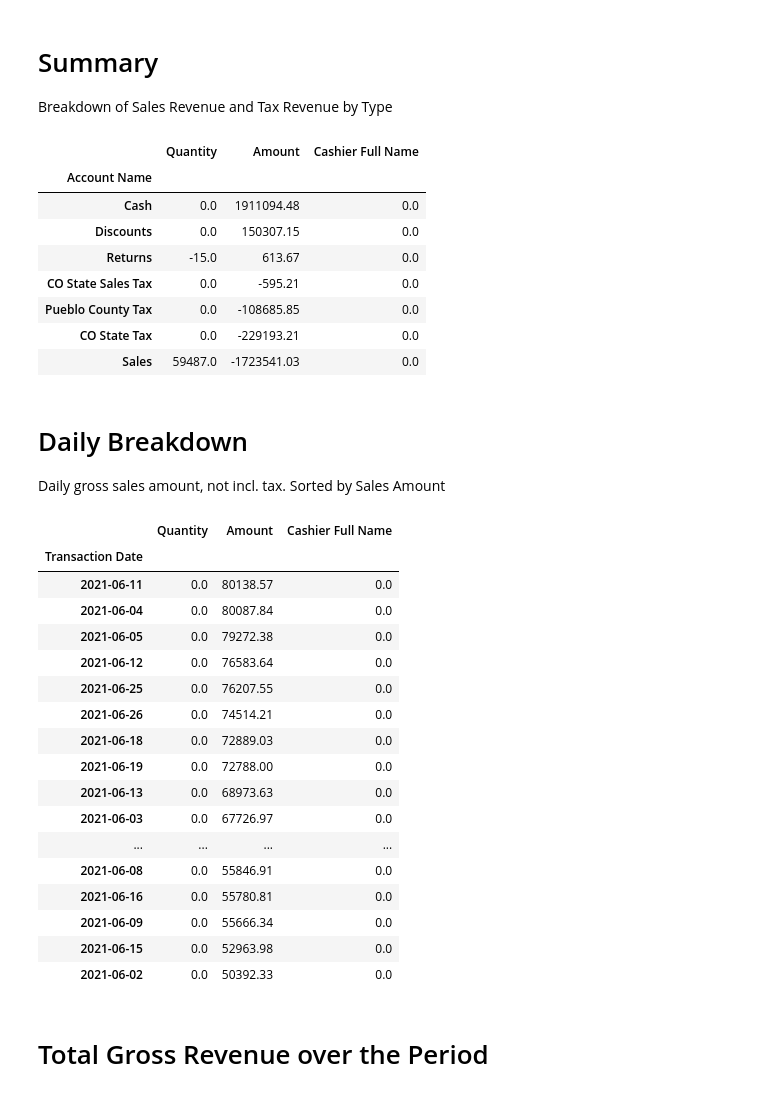
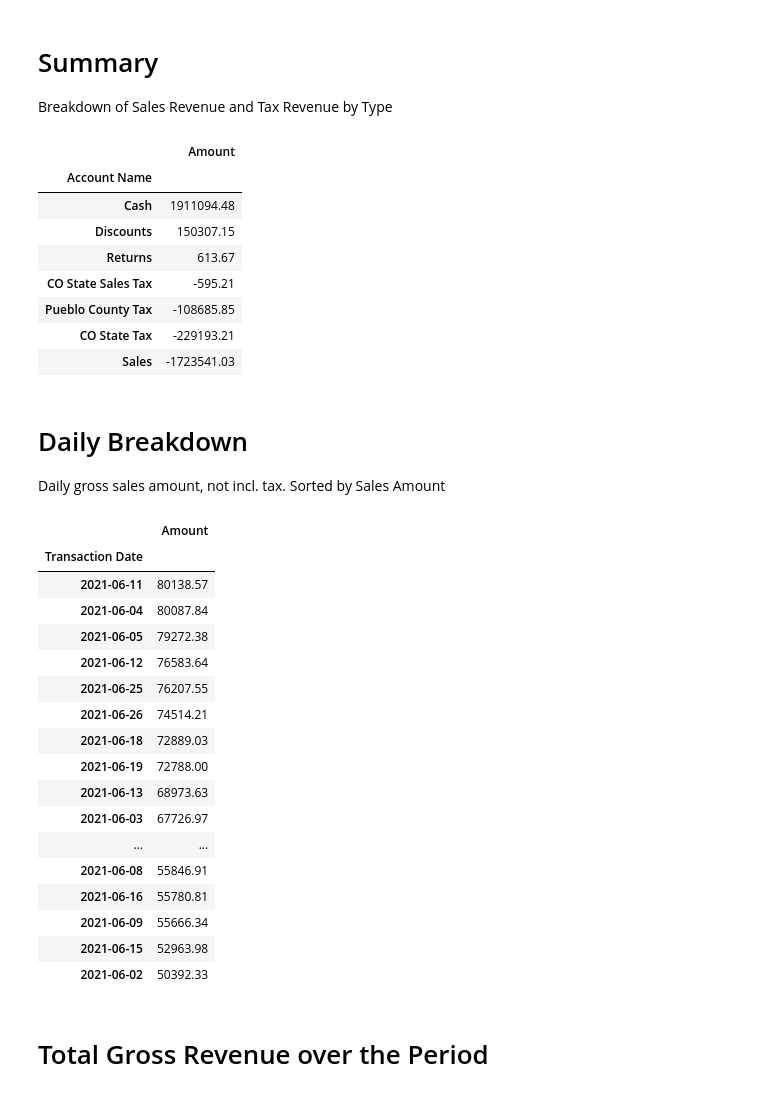
Before and after one commit to thomashedgepath/sales-data-workbook, a Jupyter notebook: workbook.ipynb, the cells around one changed output. Saved outputs shown, nothing was run; the diff lists cells and outputs as text; code cells hidden in the pictures.

```diff
--- a/workbook.ipynb
+++ b/workbook.ipynb
@@ -95,17 +98,17 @@ df.groupby(["Product Name"]).sum().sort_values("Quantity", ascending=False)
 # Summary
 Breakdown of Sales Revenue and Tax Revenue by Type
 # %%
-df.groupby(["Account Name"]).sum().sort_values("Amount", ascending=False)
+df.groupby(["Account Name"])[["Amount"]].sum().sort_values("Amount", ascending=False)
 # %% [output]
-|  | Quantity | Amount | Cashier Full Name |
-| Account Name |  |  |  |
-| Cash | 0.0 | 1911094.48 | 0.0 |
-| Discounts | 0.0 | 150307.15 | 0.0 |
-| Returns | -15.0 | 613.67 | 0.0 |
-| CO State Sales Tax | 0.0 | -595.21 | 0.0 |
-| Pueblo County Tax | 0.0 | -108685.85 | 0.0 |
-| CO State Tax | 0.0 | -229193.21 | 0.0 |
-| Sales | 59487.0 | -1723541.03 | 0.0 |
+|  | Amount |
+| Account Name |  |
+| Cash | 1911094.48 |
+| Discounts | 150307.15 |
+| Returns | 613.67 |
+| CO State Sales Tax | -595.21 |
+| Pueblo County Tax | -108685.85 |
+| CO State Tax | -229193.21 |
+| Sales | -1723541.03 |
 # %% [markdown]
 # Daily Breakdown
 
@@ -113,35 +116,35 @@ Daily gross sales amount, not incl. tax. Sorted by Sales Amount
 # %%
 df.index = df['Transaction Date']
 
 #create df containing only Cash account transactions
 revenue_df = df[df['Account Name'] == 'Cash']
 
 
 #df[(df['Account Name'] == 'CO State Sales Tax') & (df['Account Name'] == 'Pueblo County Tax') &  (df['Account Name'] == 'CO State Tax')]
 
 
 #Sum by day and sort descending
 sales_by_day = revenue_df.groupby(pd.Grouper(freq='D')).sum().sort_values("Transaction Date", ascending=False)
-revenue_df.groupby(pd.Grouper(freq='D')).sum().sort_values("Amount", ascending=False)
+revenue_df.groupby(pd.Grouper(freq='D'))[["Amount"]].sum().sort_values("Amount", ascending=False)
 # %% [output]
-|  | Quantity | Amount | Cashier Full Name |
-| Transaction Date |  |  |  |
-| 2021-06-11 | 0.0 | 80138.57 | 0.0 |
-| 2021-06-04 | 0.0 | 80087.84 | 0.0 |
-| 2021-06-05 | 0.0 | 79272.38 | 0.0 |
-| 2021-06-12 | 0.0 | 76583.64 | 0.0 |
-| 2021-06-25 | 0.0 | 76207.55 | 0.0 |
-| 2021-06-26 | 0.0 | 74514.21 | 0.0 |
-| 2021-06-18 | 0.0 | 72889.03 | 0.0 |
-| 2021-06-19 | 0.0 | 72788.00 | 0.0 |
-| 2021-06-13 | 0.0 | 68973.63 | 0.0 |
-| 2021-06-03 | 0.0 | 67726.97 | 0.0 |
-| ... | ... | ... | ... |
-| 2021-06-08 | 0.0 | 55846.91 | 0.0 |
-| 2021-06-16 | 0.0 | 55780.81 | 0.0 |
-| 2021-06-09 | 0.0 | 55666.34 | 0.0 |
-| 2021-06-15 | 0.0 | 52963.98 | 0.0 |
-| 2021-06-02 | 0.0 | 50392.33 | 0.0 |
+|  | Amount |
+| Transaction Date |  |
+| 2021-06-11 | 80138.57 |
+| 2021-06-04 | 80087.84 |
+| 2021-06-05 | 79272.38 |
+| 2021-06-12 | 76583.64 |
+| 2021-06-25 | 76207.55 |
+| 2021-06-26 | 74514.21 |
+| 2021-06-18 | 72889.03 |
+| 2021-06-19 | 72788.00 |
+| 2021-06-13 | 68973.63 |
+| 2021-06-03 | 67726.97 |
+| ... | ... |
+| 2021-06-08 | 55846.91 |
+| 2021-06-16 | 55780.81 |
+| 2021-06-09 | 55666.34 |
+| 2021-06-15 | 52963.98 |
+| 2021-06-02 | 50392.33 |
 # %% [markdown]
 # Total Gross Revenue over the Period
 # %%
```
Also changed, not shown: parts of 7 cells of this notebook.
